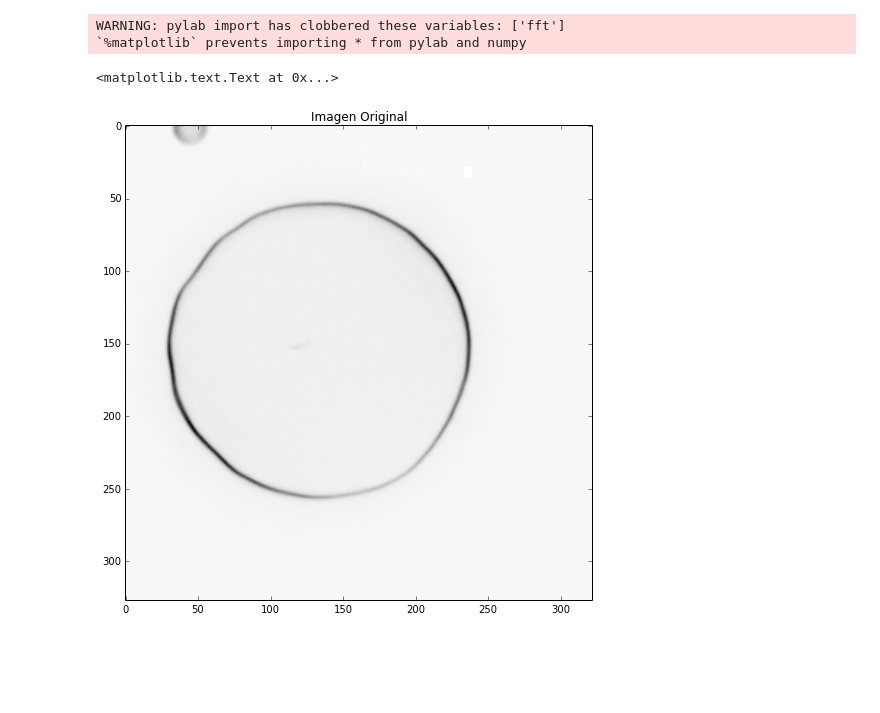
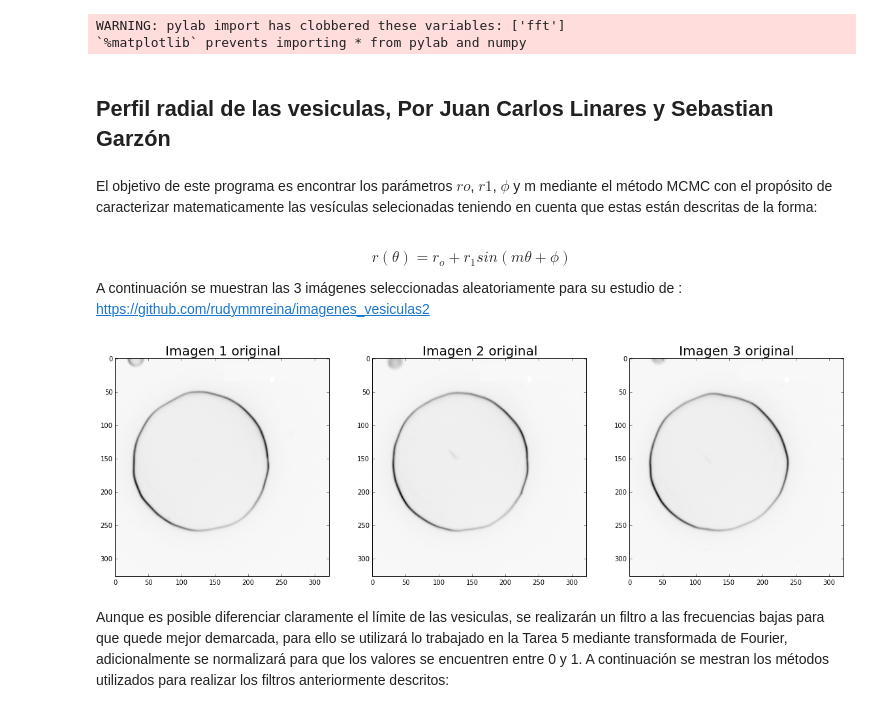
Before and after one commit to SbastianGarzon/Linares_Garzon_hw8, a Jupyter notebook: Perfil_Radial/Perfil_radial.ipynb, the cells around one changed output. Cells and saved outputs as stored; diff of their text form; code cells hidden in the pictures; blank space fills up the shorter version.

```diff
--- a/Perfil_Radial/Perfil_radial.ipynb
+++ b/Perfil_Radial/Perfil_radial.ipynb
@@ -9,14 +9,36 @@ from mpl_toolkits.mplot3d import Axes3D
 Populating the interactive namespace from numpy and matplotlib
 WARNING: pylab import has clobbered these variables: ['fft']
 `%matplotlib` prevents importing * from pylab and numpy
-# %%
-img = pylab.imread("guv_spim0056.tif")
-fig = figure(1, figsize=(10.5,8.5))
-imshow(img[:,:], cmap = pyplot.cm.Greys)
-plt.title('Imagen Original', fontsize=12)
-# %% [output]
-<matplotlib.text.Text at 0x...>
-[figure, removed]
+# %% [markdown]
+## Perfil radial de las vesiculas, Por Juan Carlos Linares y Sebastian Garzón
+# %% [markdown]
+El objetivo de este programa es encontrar los parámetros $ro$, $r1$, $\phi$ y m mediante el método MCMC con el propósito de caracterizar matematicamente las vesículas selecionadas teniendo en cuenta que estas están descritas de la forma:
+# %% [markdown]
+\begin{equation}
+r(\theta )=r_{o}+r_{1}sin(m\theta+\phi)
+\end{equation}
+
+A continuación se muestran las 3 imágenes seleccionadas aleatoriamente para su estudio de : https://github.com/rudymmreina/imagenes_vesiculas2
+# %%
+#metodo que carga las 3 imagenes.
+ves_1= pylab.imread("guv_spim0000.tif")
+ves_2 = pylab.imread("guv_spim0034.tif")
+ves_3 = pylab.imread("guv_spim0087.tif")
+fig=plt.figure(figsize=(20, 6))
+ax = fig.add_subplot(1,3,1)
+ax.imshow(ves_1,cmap='Greys')
+ax.set_title('Imagen 1 original', size='20')
+ax1 =fig.add_subplot (1,3,2)
+ax1.imshow(ves_2,cmap='Greys')
+ax1.set_title('Imagen 2 original', size='20')
+ax2 = fig.add_subplot(1,3,3)
+ax2.imshow(ves_3,cmap='Greys')
+ax2.set_title('Imagen 3 original', size='20')
+plt.show()
+# %% [output]
+[figure, added]
+# %% [markdown]
+Aunque es posible diferenciar claramente el límite de las vesiculas, se realizarán un filtro a las frecuencias bajas para que quede mejor demarcada, para ello se utilizará lo trabajado en la Tarea 5 mediante transformada de Fourier, adicionalmente se normalizará para que los valores se encuentren entre 0 y 1. A continuación se mestran los métodos utilizados para realizar los filtros anteriormente descritos:
 # %%
 def filtroBajas(matriz):
     delimitador=np.shape(matriz)
```
Also changed, not shown: parts of 9 cells of this notebook.
